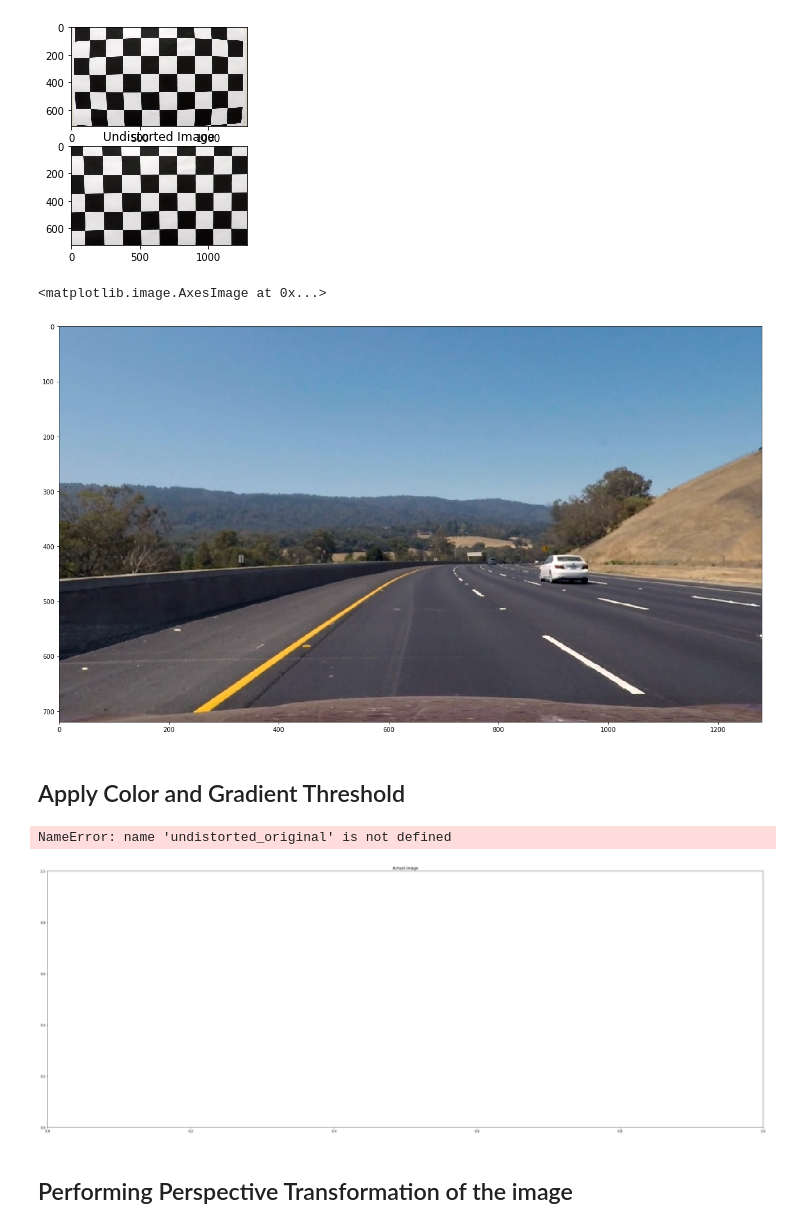
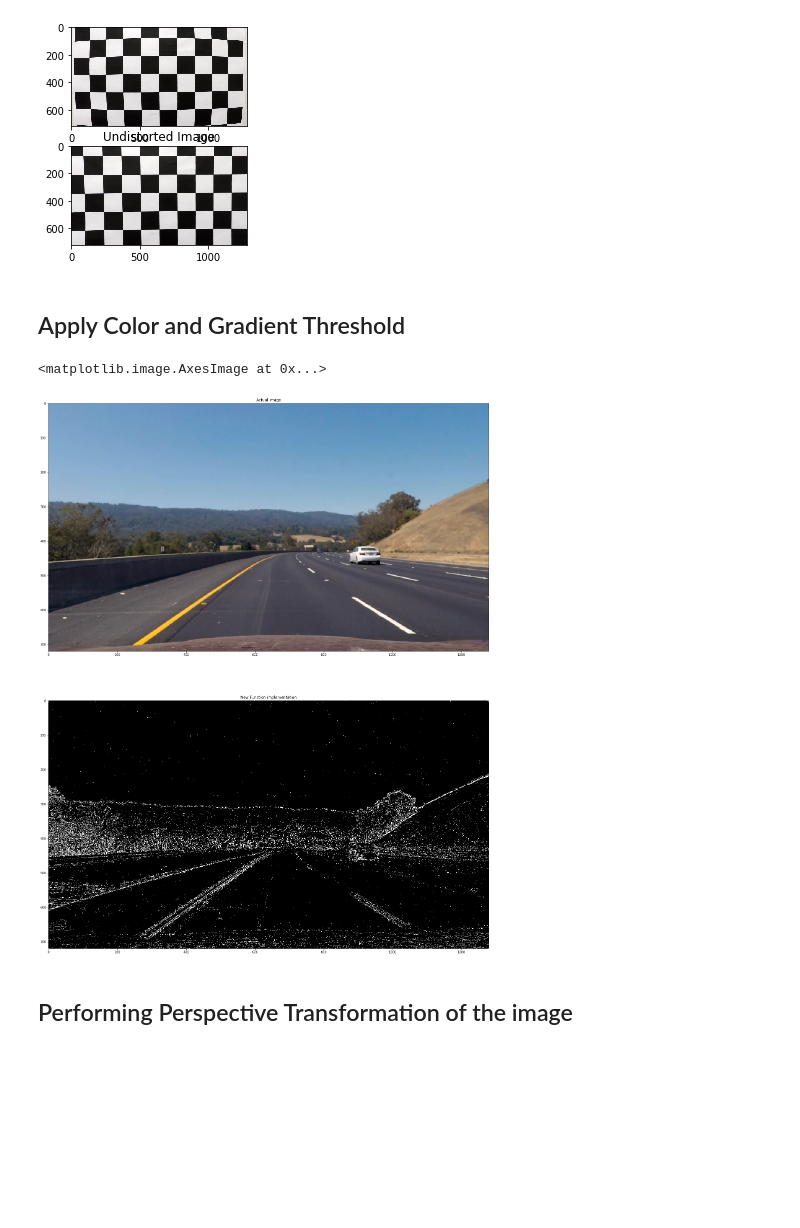
Before and after one commit to AbhilashAbhimsh/Advanced_Lane-lines, a Jupyter notebook: Project.ipynb, the cells around one changed output. Cells and saved outputs as stored; diff of their text form; code cells hidden in the pictures; blank space fills up the shorter version.

```diff
--- a/Project.ipynb
+++ b/Project.ipynb
@@ -53,17 +54,6 @@ plt.imshow(undistorted_img)
 # %% [output]
 <matplotlib.image.AxesImage at 0x...>
 [figure]
-# %%
-img_path = "test_images/test3.jpg"
-# img_path = "test_images/straight_lines2.jpg"
-img = mpimg.imread(img_path)
-plt.figure(figsize=(20,20))
-plt.imshow(img)
-undistorted_original = cv2.undistort(img, mtx, dist, None, mtx)
-plt.imshow(undistorted_original)
-# %% [output]
-<matplotlib.image.AxesImage at 0x...>
-[figure, removed]
 # %% [markdown]
 ## Apply Color and Gradient Threshold
 # %%
@@ -73,7 +63,7 @@ plt.subplot(311)
 plt.title("Actual image")
 plt.imshow(undistorted_original)
 
-def apply_adaptive_thresholding(undistorted_color_image, channel_index_in_hls=2, kernel_size=9, correction=12):
+def apply_adaptive_thresholding(undistorted_color_image, channel_index_in_hls=2, kernel_size=5, correction=2):
     hls = cv2.cvtColor(img, cv2.COLOR_RGB2HLS)
     return cv2.adaptiveThreshold(hls[:,:,channel_index_in_hls], 1, cv2.ADAPTIVE_THRESH_GAUSSIAN_C,
                                  cv2.THRESH_BINARY_INV, kernel_size, correction)
@@ -84,7 +74,7 @@ def get_sobel_xy(gray, x=0, y=0, kernel_size=3):
     return cv2.Sobel(gray, cv2.CV_64F, x,y, kernel_size)
 
 
-def apply_magnitude_thresholding(gray_img, sobel_x, sobel_y, threshold=(10,150)):
+def apply_magnitude_thresholding(gray_img, sobel_x, sobel_y, threshold=(5,125)):
     #Get Absolute threshold
     absolute_sobel = np.sqrt(np.square(sobel_x) + np.square(sobel_y))
     #scaled thresholding
@@ -95,42 +85,42 @@ def apply_magnitude_thresholding(gray_img, sobel_x, sobel_y, threshold=(10,150))
     return binary_scaled
 
 
-def apply_orientation_thresholding(sobel_x, sobel_y, threshold=(0,1.5)):
+def apply_orientation_thresholding(sobel_x, sobel_y, threshold=(0,1.4)):
     #Direction threholding
     orientation = np.arctan2(np.absolute(sobel_y), np.absolute(sobel_x))
     binary_orient = np.zeros_like(orientation)
     # Apply the thresholds
     binary_orient[(orientation >= threshold[0]) & (orientation <= threshold[1])] = 1
     return binary_orient
 
 
 def get_magnitude_orientation_threshold(mag_binary_img, orient_binary_img):
     combined = np.zeros_like(orient_binary_img)
     combined[(orient_binary_img == 1) & (mag_binary_img == 1)] =1
     return combined
 
 
 def combine_threshold_img(color_threshold, mag_orient_threshold_img):
     gradient = np.zeros_like(mag_orient_threshold_img)
     gradient[(color_threshold == 1) & (mag_orient_threshold_img ==1)] =1
     return gradient
 
 
 color_threshold_img = apply_adaptive_thresholding(undistorted_original)
 gray_img = cv2.cvtColor(img, cv2.COLOR_RGB2GRAY)
 sobel_x = get_sobel_xy(gray_img, 1,0)
 sobel_y = get_sobel_xy(gray_img, 0,1)
 magnitude_threshold_img = apply_magnitude_thresholding(gray_img, sobel_x, sobel_y)
 orientation_threshold_img = apply_orientation_thresholding(sobel_x, sobel_y)
 binary_image_threshold = get_magnitude_orientation_threshold(magnitude_threshold_img, orientation_threshold_img)
 threshold_img = combine_threshold_img(color_threshold_img, binary_image_threshold)
 
 plt.subplot(312)
 plt.title("New Function implementation")
 plt.imshow(threshold_img, cmap='gray')
 # %% [output]
-NameError: name 'undistorted_original' is not defined
+<matplotlib.image.AxesImage at 0x...>
-[figure, old version]
+[figure, new version]
 # %% [markdown]
 ## Performing Perspective Transformation of the image
 # %%
```
Also changed, not shown: parts of 1 cell of this notebook.
